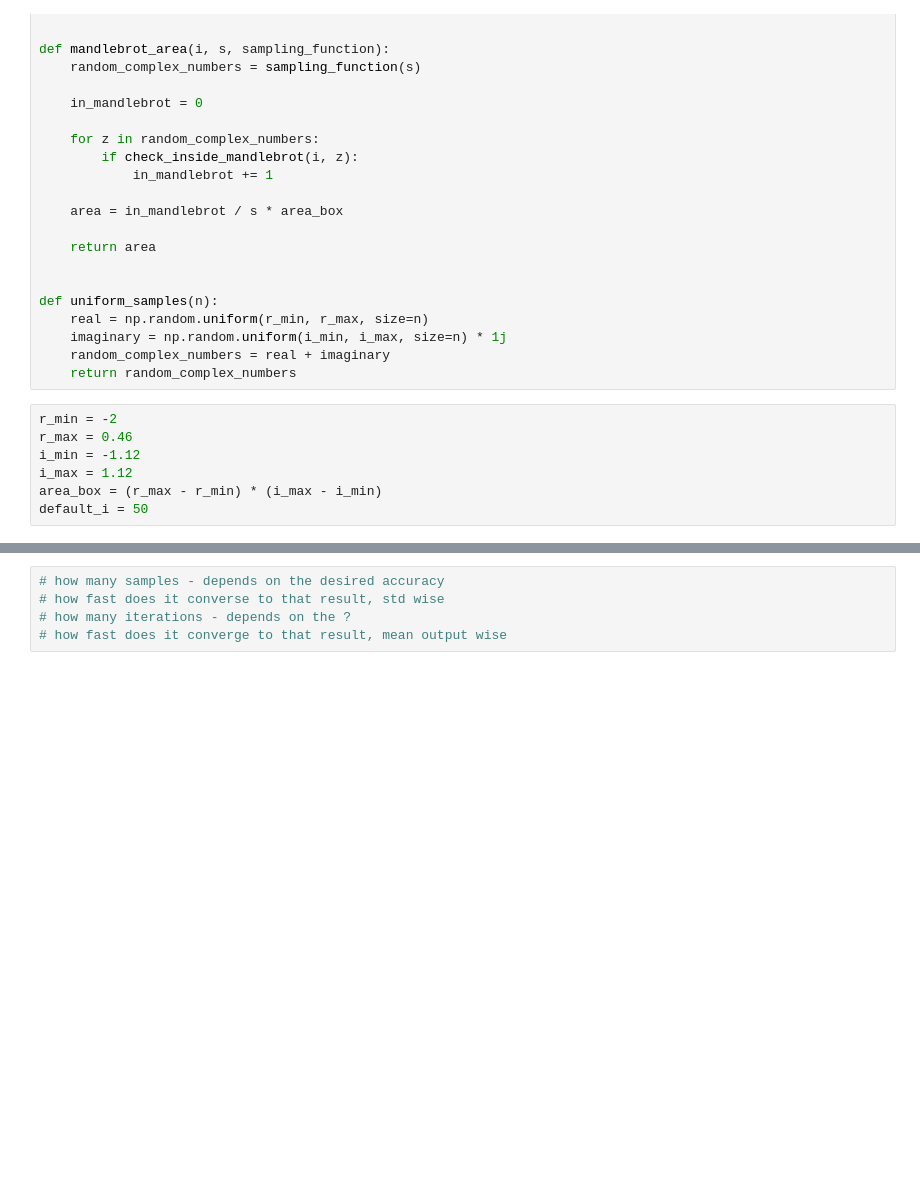
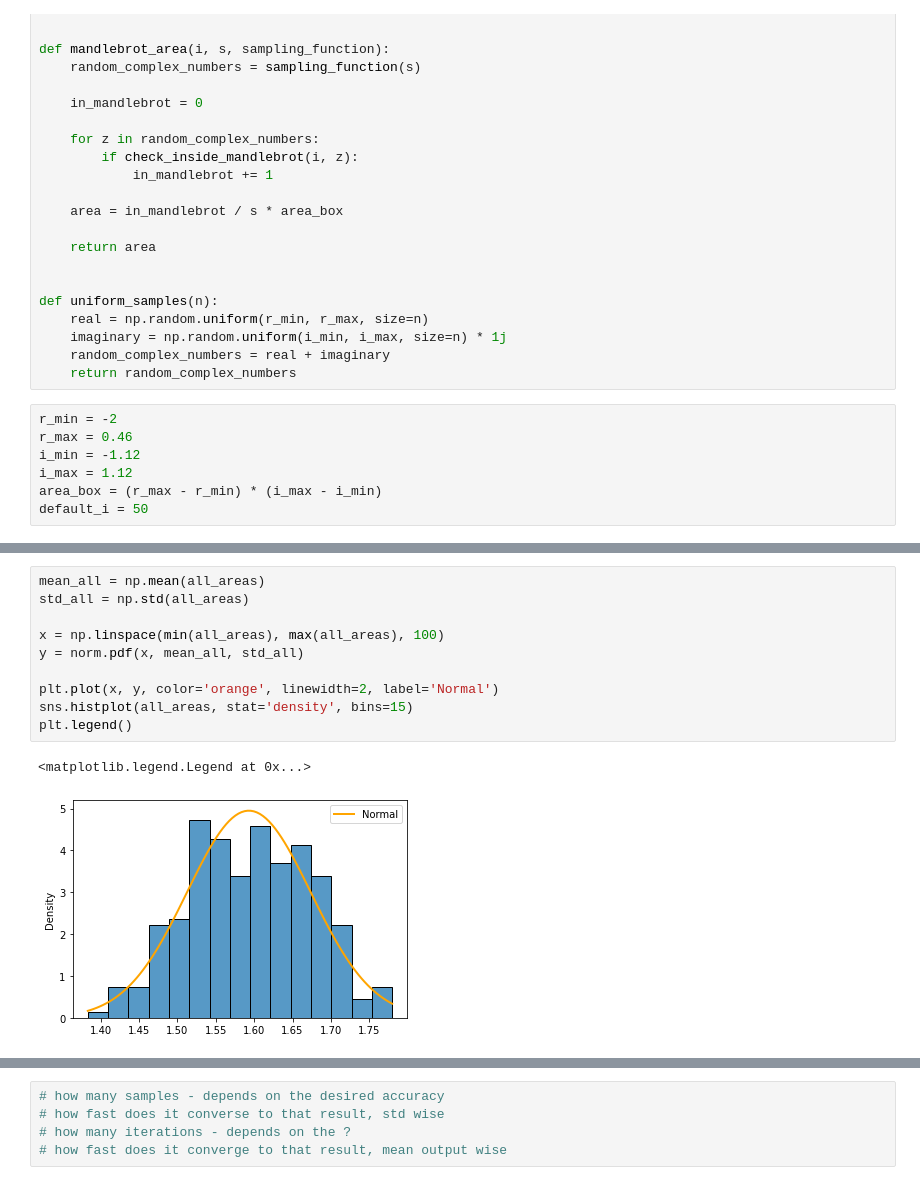
Before and after one commit to JesseFranzua/Mandlebrot, a Jupyter notebook: how_many_samples.ipynb, the cells around one changed output, grey strips where cells are left out. Cells and saved outputs as stored; diff of their text form; blank space fills up the shorter version.

```diff
--- a/how_many_samples.ipynb
+++ b/how_many_samples.ipynb
@@ -143,0 +285,13 @@ we are 95% confident that the real area theta lies between 1.4949511918274698 an
+# %%
+mean_all = np.mean(all_areas)
+std_all = np.std(all_areas)
+
+x = np.linspace(min(all_areas), max(all_areas), 100)
+y = norm.pdf(x, mean_all, std_all)
+
+plt.plot(x, y, color='orange', linewidth=2, label='Normal')
+sns.histplot(all_areas, stat='density', bins=15)
+plt.legend()
+# %% [output]
+<matplotlib.legend.Legend at 0x...>
+[figure, added]
```
Also changed, not shown: parts of 9 cells of this notebook, 8 other files.
